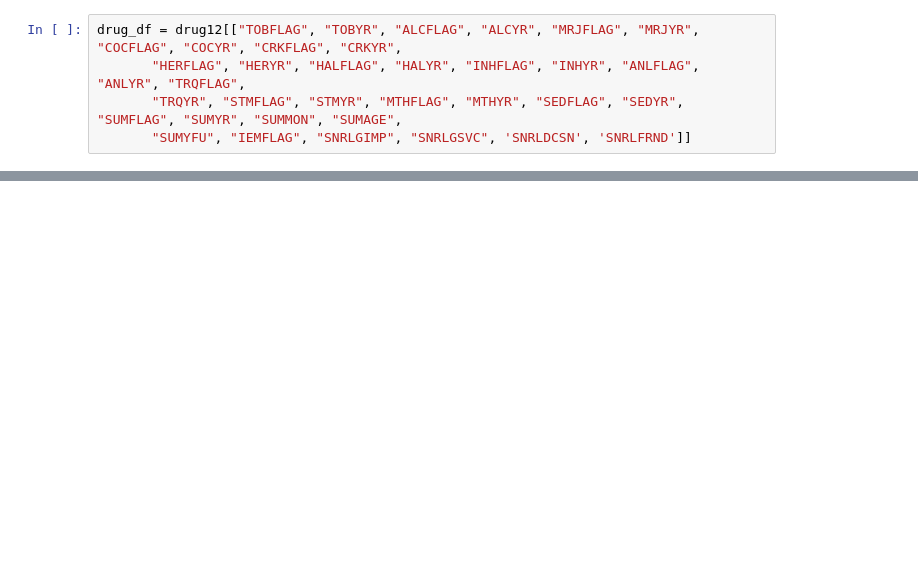
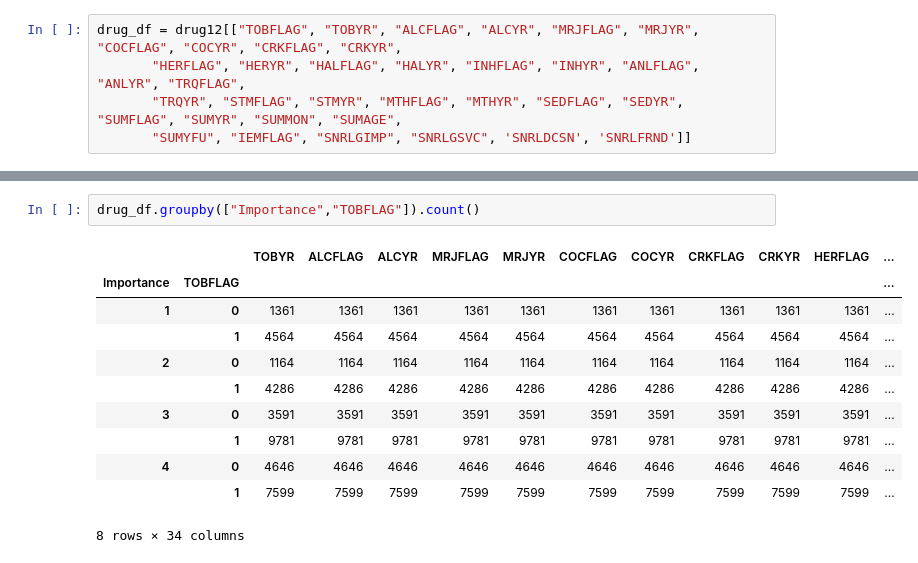
Before and after one commit to zaxiang/DDS_Project, a Jupyter notebook: Drug_and_Religious_Dataset_Lana.ipynb, the cells around one changed output, grey strips where cells are left out. Saved outputs shown, nothing was run; the diff lists cells and outputs as text; blank space fills up the shorter version.

```diff
--- a/Drug_and_Religious_Dataset_Lana.ipynb
+++ b/Drug_and_Religious_Dataset_Lana.ipynb
@@ -17,0 +240,14 @@ drug_df = drug_df[(drug_df.SNRLGSVC.isin(drop_values) == False) &
+# %%
+drug_df.groupby(["Importance","TOBFLAG"]).count()
+# %% [output]
+|  |  | TOBYR | ALCFLAG | ALCYR | MRJFLAG | MRJYR | COCFLAG | COCYR | CRKFLAG | CRKYR | HERFLAG | ... |
+| Importance | TOBFLAG |  |  |  |  |  |  |  |  |  |  | ... |
+| 1 | 0 | 1361 | 1361 | 1361 | 1361 | 1361 | 1361 | 1361 | 1361 | 1361 | 1361 | ... |
+|  | 1 | 4564 | 4564 | 4564 | 4564 | 4564 | 4564 | 4564 | 4564 | 4564 | 4564 | ... |
+| 2 | 0 | 1164 | 1164 | 1164 | 1164 | 1164 | 1164 | 1164 | 1164 | 1164 | 1164 | ... |
+|  | 1 | 4286 | 4286 | 4286 | 4286 | 4286 | 4286 | 4286 | 4286 | 4286 | 4286 | ... |
+| 3 | 0 | 3591 | 3591 | 3591 | 3591 | 3591 | 3591 | 3591 | 3591 | 3591 | 3591 | ... |
+|  | 1 | 9781 | 9781 | 9781 | 9781 | 9781 | 9781 | 9781 | 9781 | 9781 | 9781 | ... |
+| 4 | 0 | 4646 | 4646 | 4646 | 4646 | 4646 | 4646 | 4646 | 4646 | 4646 | 4646 | ... |
+|  | 1 | 7599 | 7599 | 7599 | 7599 | 7599 | 7599 | 7599 | 7599 | 7599 | 7599 | ... |
+8 rows × 34 columns
```
Also changed, not shown: parts of 32 cells of this notebook.
